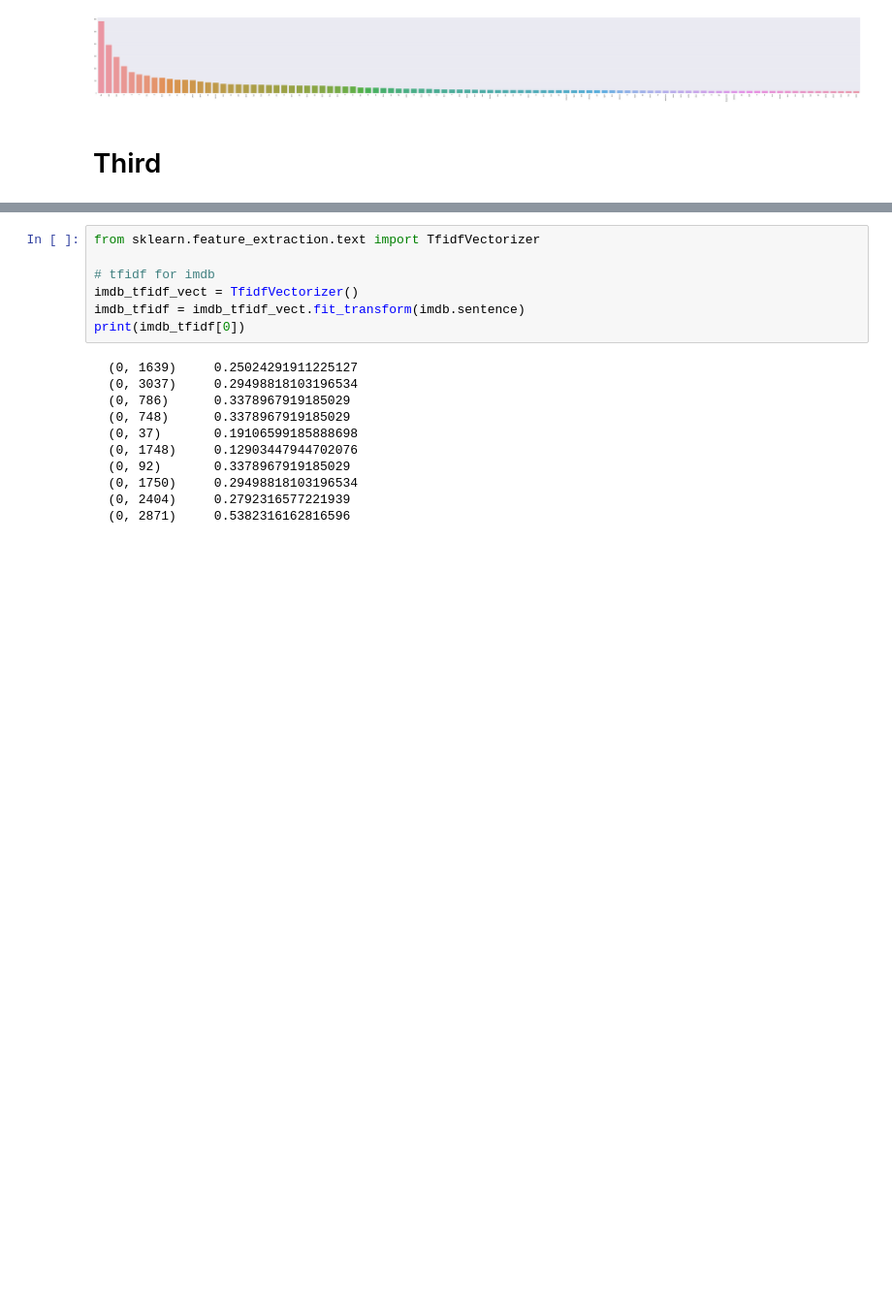
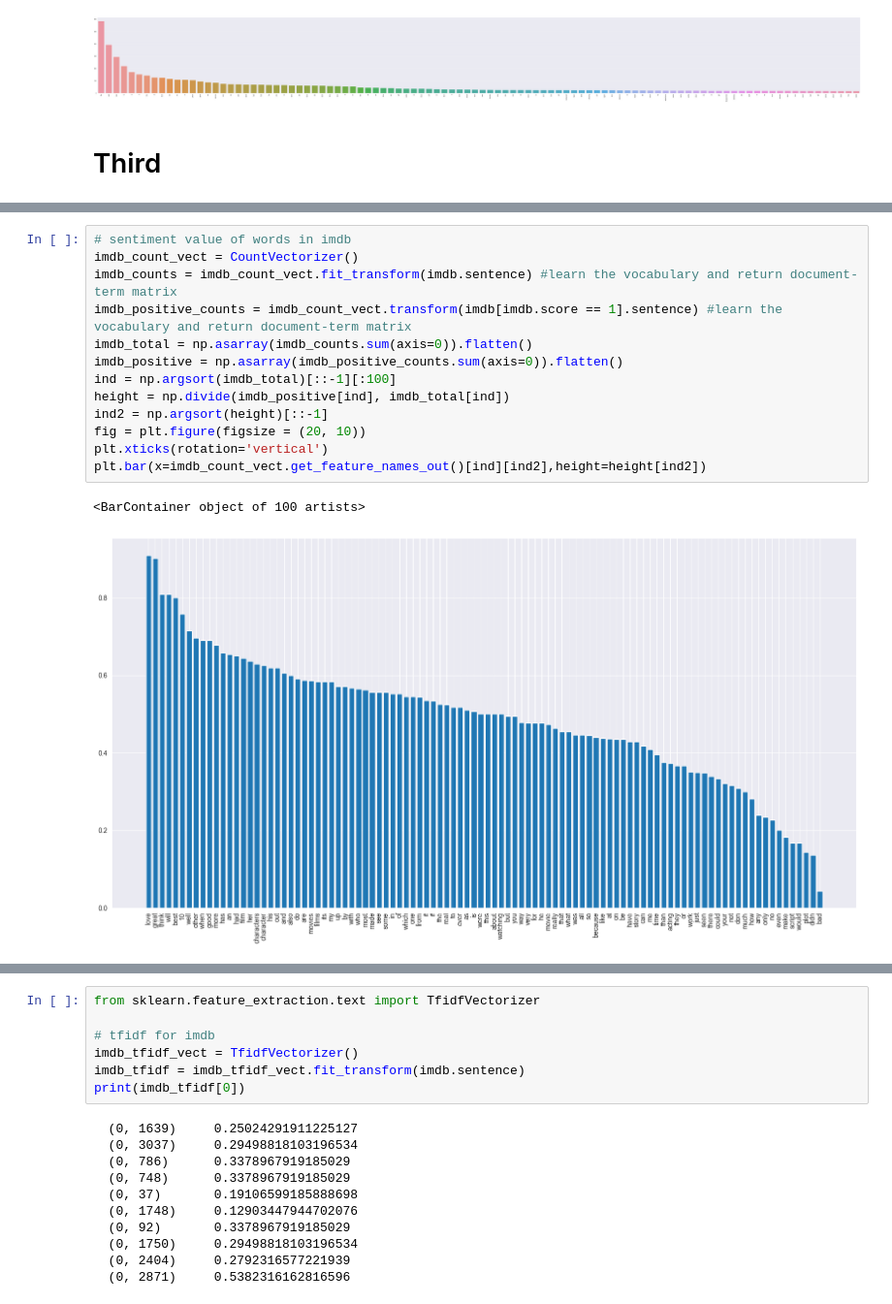
Before and after one commit to danielpclin/DM2022-Lab1-Homework, a Jupyter notebook: DM2022-Lab1-Homework.ipynb, the cells around one changed output, grey strips where cells are left out. Shown at 97% size. Saved outputs shown, nothing was run; the diff lists cells and outputs as text; blank space fills up the shorter version.

```diff
--- a/DM2022-Lab1-Homework.ipynb
+++ b/DM2022-Lab1-Homework.ipynb
@@ -429,0 +430,16 @@ plt.show()
+# %%
+# sentiment value of words in imdb
+imdb_count_vect = CountVectorizer()
+imdb_counts = imdb_count_vect.fit_transform(imdb.sentence) #learn the vocabulary and return document-term matrix
+imdb_positive_counts = imdb_count_vect.transform(imdb[imdb.score == 1].sentence) #learn the vocabulary and return document-term matrix
+imdb_total = np.asarray(imdb_counts.sum(axis=0)).flatten()
+imdb_positive = np.asarray(imdb_positive_counts.sum(axis=0)).flatten()
+ind = np.argsort(imdb_total)[::-1][:100]
+height = np.divide(imdb_positive[ind], imdb_total[ind])
+ind2 = np.argsort(height)[::-1]
+fig = plt.figure(figsize = (20, 10))
+plt.xticks(rotation='vertical')
+plt.bar(x=imdb_count_vect.get_feature_names_out()[ind][ind2],height=height[ind2])
+# %% [output]
+<BarContainer object of 100 artists>
+[figure, added]
```
Also changed, not shown: parts of 5 cells of this notebook.
